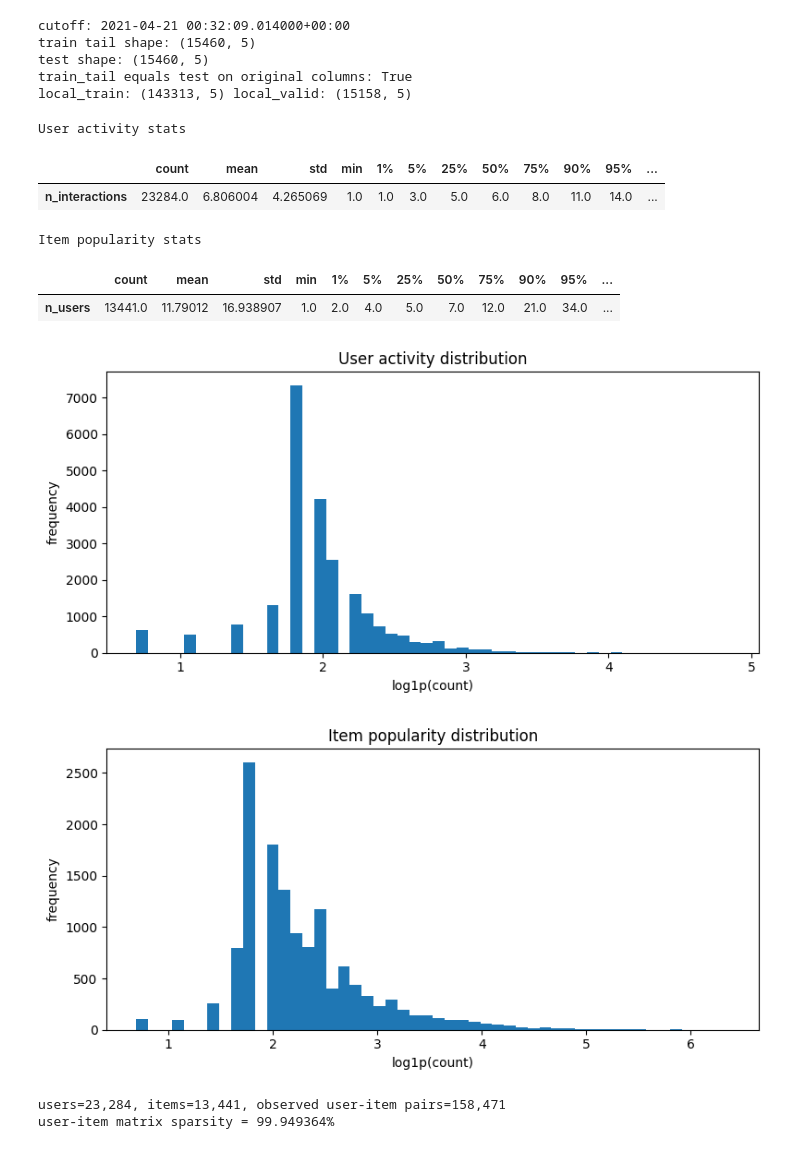
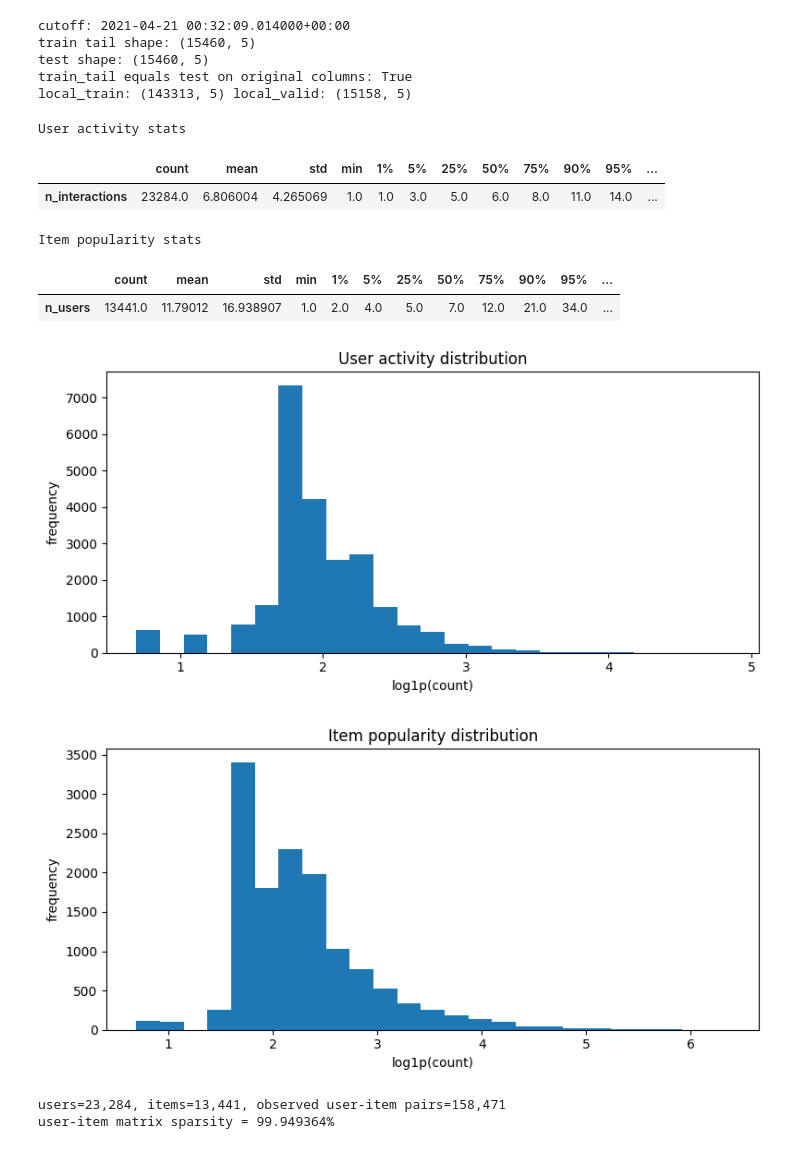
Before and after one commit to JasperSche/Final_Assignment_RS, a Jupyter notebook: 01_eda_recsys.ipynb, the cells around one changed output. Cells and saved outputs as stored; diff of their text form; code cells hidden in the pictures.

```diff
--- a/01_eda_recsys.ipynb
+++ b/01_eda_recsys.ipynb
@@ -212,34 +201,34 @@ local_train: (143313, 5) local_valid: (15158, 5)
 # %%
 # User and item activity distributions.
 user_counts = train_dedup.groupby('user_id').size().rename('n_interactions')
 item_counts = train_dedup.groupby('item_id').size().rename('n_users')
 
 print('User activity stats')
 display(user_counts.describe(percentiles=[.01,.05,.25,.5,.75,.9,.95,.99]).to_frame().T)
 print('Item popularity stats')
 display(item_counts.describe(percentiles=[.01,.05,.25,.5,.75,.9,.95,.99]).to_frame().T)
 
 for series, title, fname in [
     (user_counts, 'User activity distribution', 'user_activity_hist.png'),
     (item_counts, 'Item popularity distribution', 'item_popularity_hist.png'),
 ]:
     plt.figure(figsize=(8, 4))
-    plt.hist(np.log1p(series.values), bins=50)
+    plt.hist(np.log1p(series.values), bins=25)
     plt.xlabel('log1p(count)')
     plt.ylabel('frequency')
     plt.title(title)
     plt.tight_layout()
     plt.savefig(OUTPUT_DIR / fname, dpi=150)
     plt.show()
 # %% [output]
 User activity stats
 |  | count | mean | std | min | 1% | 5% | 25% | 50% | 75% | 90% | 95% | ... |
 | n_interactions | 23284.0 | 6.806004 | 4.265069 | 1.0 | 1.0 | 3.0 | 5.0 | 6.0 | 8.0 | 11.0 | 14.0 | ... |
 Item popularity stats
 |  | count | mean | std | min | 1% | 5% | 25% | 50% | 75% | 90% | 95% | ... |
 | n_users | 13441.0 | 11.79012 | 16.938907 | 1.0 | 2.0 | 4.0 | 5.0 | 7.0 | 12.0 | 21.0 | 34.0 | ... |
-[figure, old version]
+[figure, new version]
-[figure, old version]
+[figure, new version]
 # %%
 # Sparsity.
 n_users = train_dedup['user_id'].nunique()
```
Also changed, not shown: parts of 4 cells of this notebook, 9 other files.
